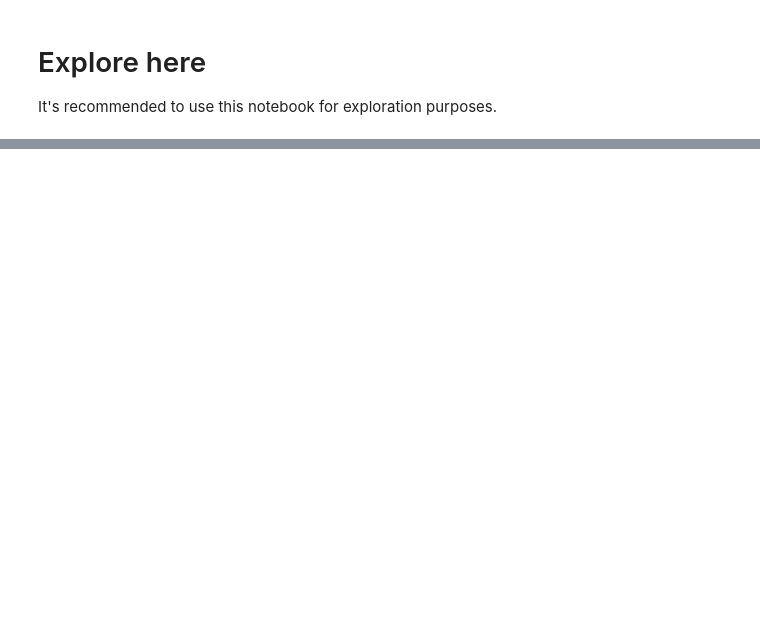
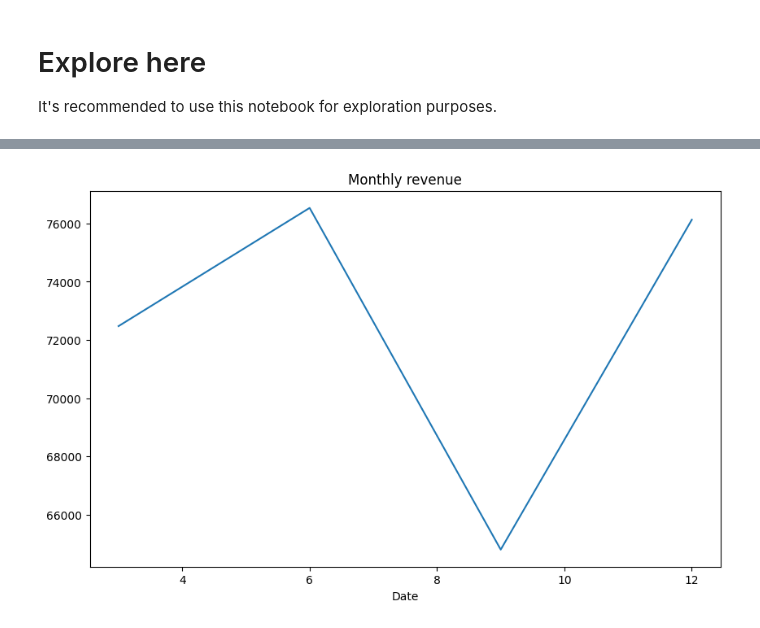
Before and after one commit to Elisag28/web-scraping-project-tutorial, a Jupyter notebook: src/explore.ipynb, the cells around one changed output, grey strips where cells are left out. Drawn from its saved outputs; the diff is of its cells as text; code cells hidden in the pictures; blank space fills up the shorter version.

```diff
--- a/src/explore.ipynb
+++ b/src/explore.ipynb
@@ -20,0 +129,6 @@ tab = data_text.find_all("table")
+# %%
+monthly_revenue.plot.line(y=['Date'], figsize=(10,6))
+plt.title('Monthly revenue')
+plt.show()
+# %% [output]
+[figure, added]
```
Also changed, not shown: parts of 9 cells of this notebook, 2 other files.
